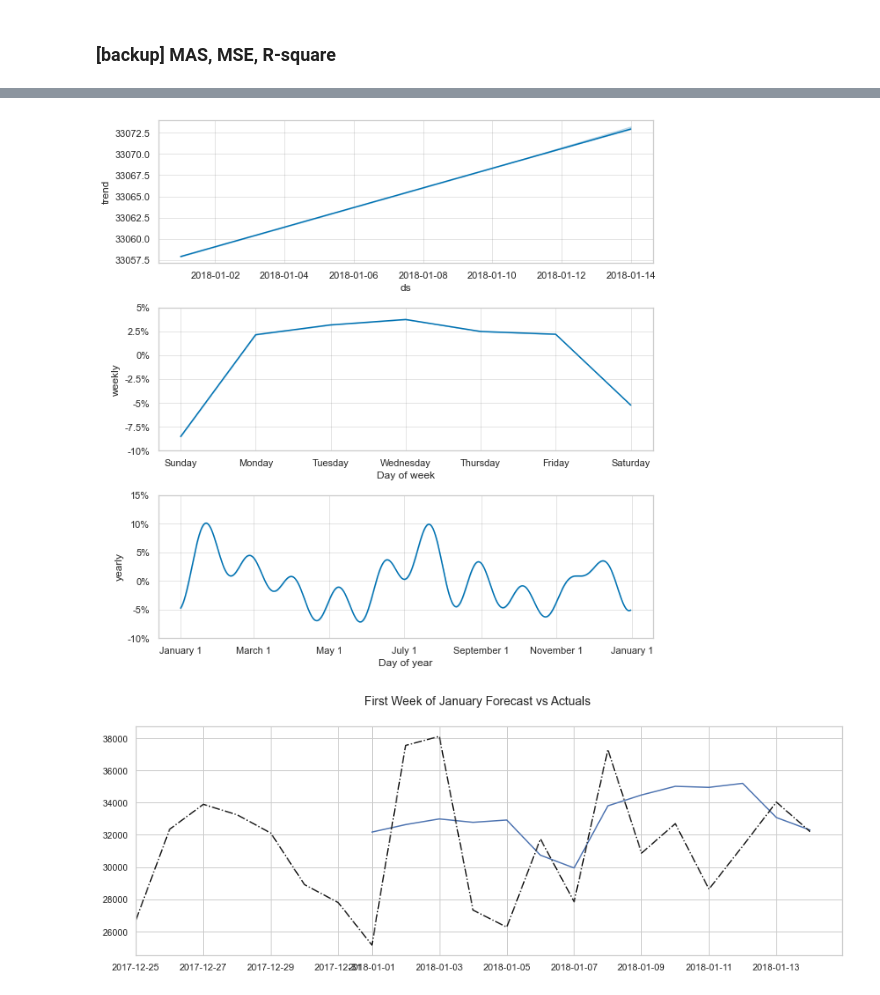
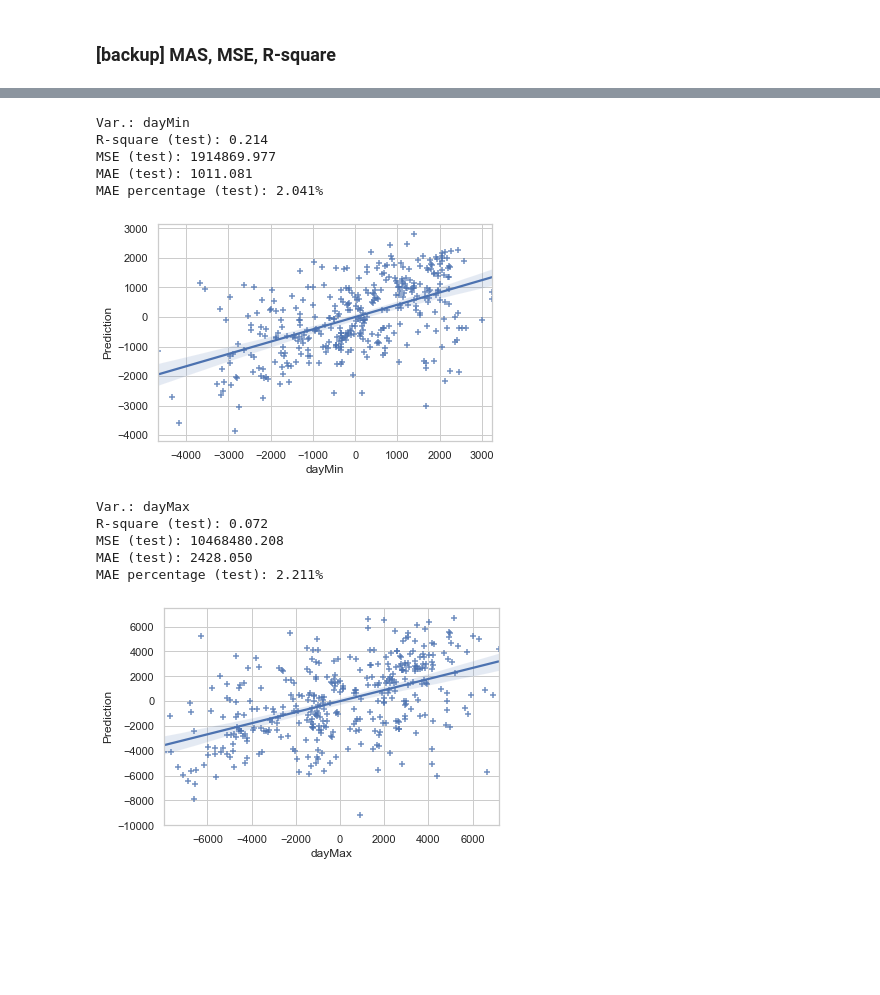
Before and after one commit to mendyhsu/Capstone, a Jupyter notebook: d_TimeSeriesModeling.ipynb, the cells around one changed output, grey strips where cells are left out. Cells and saved outputs as stored; diff of their text form; code cells hidden in the pictures; blank space fills up the shorter version.

```diff
--- a/d_TimeSeriesModeling.ipynb
+++ b/d_TimeSeriesModeling.ipynb
@@ -986,26 +881,29 @@ INFO:prophet:Disabling daily seasonality. Run prophet with daily_seasonality=Tru
-# %%
-forcasts = model.predict(dfPh_test)
-fig2 = model.plot_components(forcasts)
-# %% [output]
-[figure, removed]
-# %%
-f, ax = plt.subplots(1)
-f.set_figheight(5)
-f.set_figwidth(15)
-
-t1 = pd.Timestamp(forecast_start)-timedelta(days=7)
-plt.plot(forcasts['ds'].values, forcasts['yhat'].values)
-#model.plot(forcasts, ax=ax)
-#ax.plot(df.loc[forecast_start:forecast_end].index, df['total load actual'].loc[t1:forecast_end], color='r', label='Load actual')
-ax.plot(day_min_max.loc[t1:forecast_end].index, day_min_max['dayMax'].loc[t1:forecast_end], 'k-.')
-ax.set_xlim(t1,pd.Timestamp(forecast_end))
-#ax.set_ylim(0, 60000)
-
-# line.set_label('Label via method')
-# ax.legend()
-#plt.plot(model.history['ds'].iloc[-240:].dt.to_pydatetime(), model.history['y'].iloc[-240:], 'k-')
-
-plot = plt.suptitle('First Week of January Forecast vs Actuals')
-plt.show()
-# %% [output]
-[figure, removed]
+# %%
+for i, (VarName, c1, c2) in enumerate(iter_ind):
+    future_preds = forcast_dict[VarName]
+
+    # y: the actual dayMax/dayMin
+    true_y = df_train.loc[future_preds.index, VarName[-6:]]-np.mean(future_preds['Prediction'])
+    pred_y = future_preds['Prediction']-np.mean(future_preds['Prediction'])
+
+    print('Var.:', VarName[-6:])
+    print('R-square (test): {:.3f}'.format(r2_score(true_y, pred_y)))
+    print('MSE (test): {:.3f}'.format( mean_squared_error(true_y, pred_y)))
+    print('MAE (test): {:.3f}'.format(mean_absolute_error(true_y, pred_y)))
+    print('MAE percentage (test): {:.3f}%'.format( mean_absolute_percentage_error(true_y, pred_y)))
+    print('\n')
+    sns.regplot(x=true_y, y=pred_y, marker="+")
+    plt.show()
+# %% [output]
+Var.: dayMin
+R-square (test): 0.214
+MSE (test): 1914869.977
+MAE (test): 1011.081
+MAE percentage (test): 2.041%
+[figure, added]
+Var.: dayMax
+R-square (test): 0.072
+MSE (test): 10468480.208
+MAE (test): 2428.050
+MAE percentage (test): 2.211%
+[figure, added]
```
Also changed, not shown: parts of 24 cells of this notebook, 1 other file.
